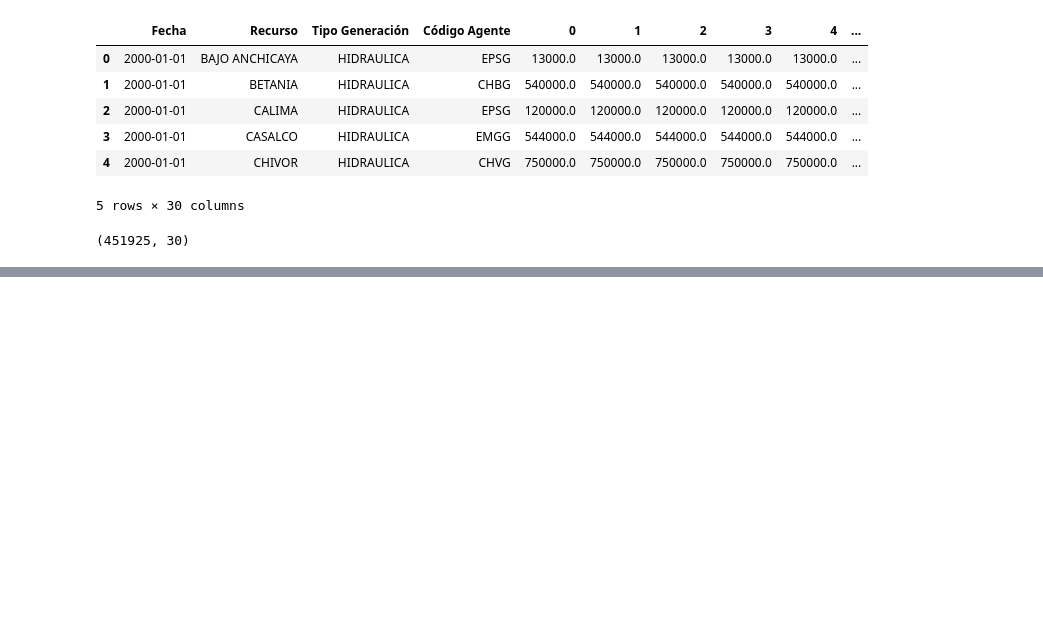
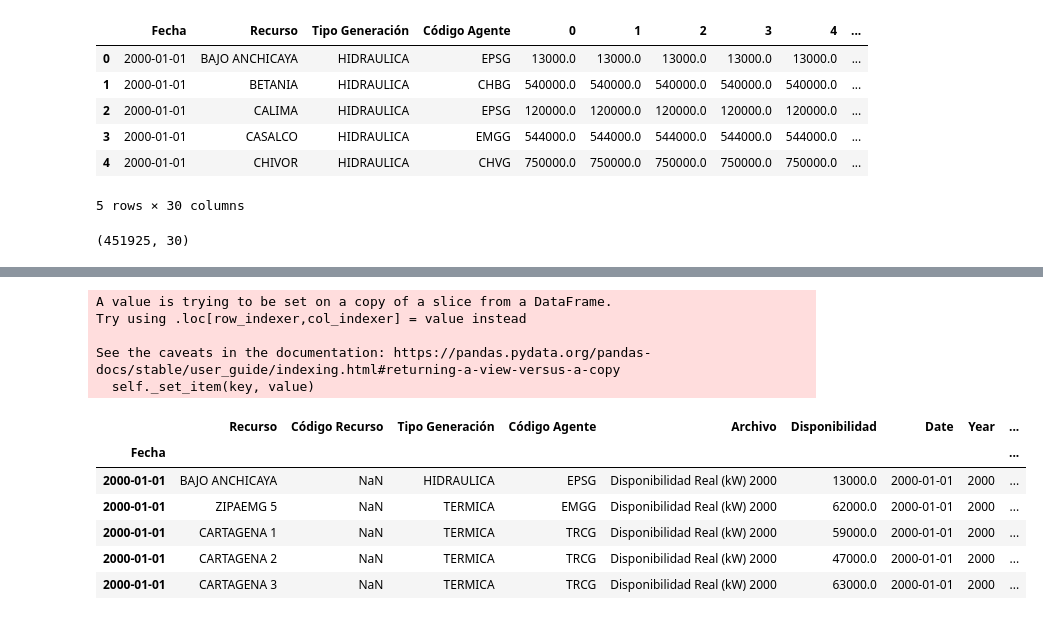
Before and after one commit to sebcasro/DS4A_Team88, a Jupyter notebook: disponibilidad_2.ipynb, the cells around one changed output, grey strips where cells are left out. Saved outputs shown, nothing was run; the diff lists cells and outputs as text; code cells hidden in the pictures; blank space fills up the shorter version.

```diff
--- a/disponibilidad_2.ipynb
+++ b/disponibilidad_2.ipynb
@@ -96,2 +93,23 @@ dtype: object
 # %%
 # df.to_csv('datos/Disponibilidad_Real_T.csv', index=False)
+# %%
+def custom_label(year, month):
+    return str(year) + '-' + str(month).rjust(2, '0')
+
+df['Year-Month'] = df.apply(lambda x: custom_label(x['Year'],x['Month']),axis=1)
+# %% [output]
+A value is trying to be set on a copy of a slice from a DataFrame.
+Try using .loc[row_indexer,col_indexer] = value instead
+
+See the caveats in the documentation: https://pandas.pydata.org/pandas-docs/stable/user_guide/indexing.html#returning-a-view-versus-a-copy
+  self._set_item(key, value)
+# %%
+df.head()
+# %% [output]
+|  | Recurso | Código Recurso | Tipo Generación | Código Agente | Archivo | Disponibilidad | Date | Year | ... |
+| Fecha |  |  |  |  |  |  |  |  | ... |
+| 2000-01-01 | BAJO ANCHICAYA | NaN | HIDRAULICA | EPSG | Disponibilidad Real (kW) 2000 | 13000.0 | 2000-01-01 | 2000 | ... |
+| 2000-01-01 | ZIPAEMG 5 | NaN | TERMICA | EMGG | Disponibilidad Real (kW) 2000 | 62000.0 | 2000-01-01 | 2000 | ... |
+| 2000-01-01 | CARTAGENA 1 | NaN | TERMICA | TRCG | Disponibilidad Real (kW) 2000 | 59000.0 | 2000-01-01 | 2000 | ... |
+| 2000-01-01 | CARTAGENA 2 | NaN | TERMICA | TRCG | Disponibilidad Real (kW) 2000 | 47000.0 | 2000-01-01 | 2000 | ... |
+| 2000-01-01 | CARTAGENA 3 | NaN | TERMICA | TRCG | Disponibilidad Real (kW) 2000 | 63000.0 | 2000-01-01 | 2000 | ... |
```
Also changed, not shown: parts of 12 cells of this notebook.
